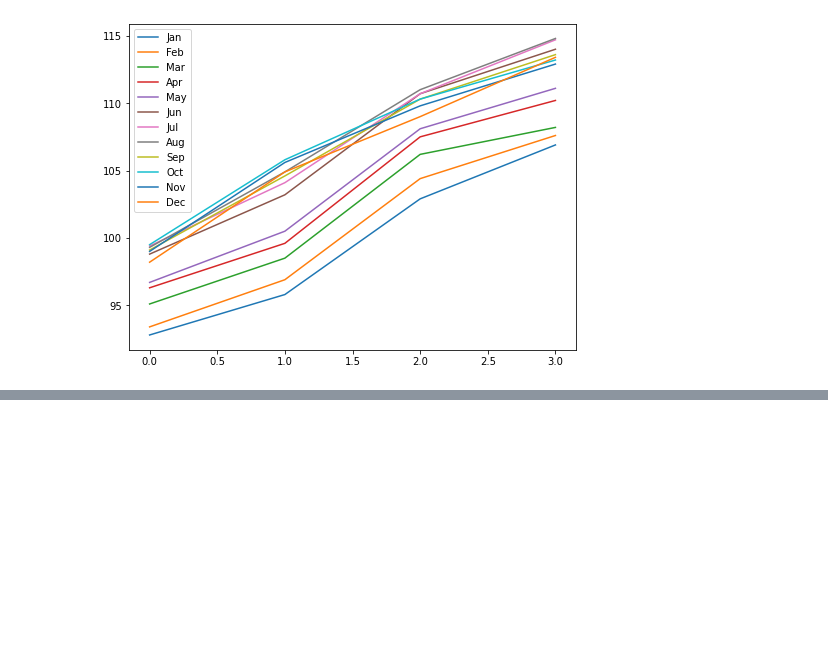
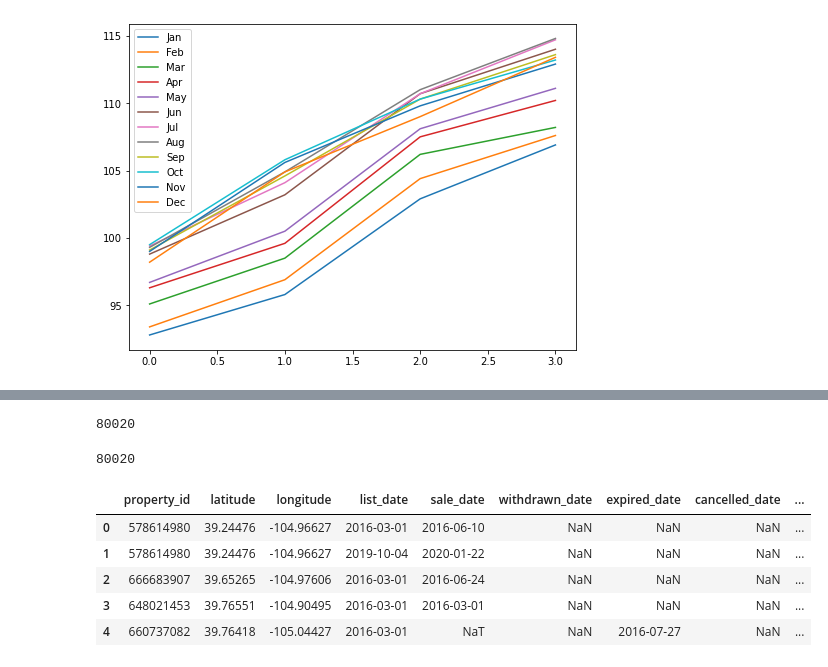
Before and after one commit to luunam/cs297_rex, a Jupyter notebook: notebooks/attributes_eda.ipynb, the cells around one changed output, grey strips where cells are left out. Saved outputs shown, nothing was run; the diff lists cells and outputs as text; code cells hidden in the pictures; blank space fills up the shorter version.

```diff
--- a/notebooks/attributes_eda.ipynb
+++ b/notebooks/attributes_eda.ipynb
@@ -110,0 +155,2 @@ constructions.iloc[0:4,1:].plot(figsize=(8,6))
+# %%
+property_info = property_info.rename(columns={"cc_property_id": "property_id"})
@@ -110,0 +166,2 @@ constructions.iloc[0:4,1:].plot(figsize=(8,6))
+# %%
+houses = pd.merge(df, property_info, on='property_id')
@@ -110,0 +188,21 @@ constructions.iloc[0:4,1:].plot(figsize=(8,6))
+# %%
+houses.iloc[30]['zipcode_x']
+# %% [output]
+80020
+# %%
+houses.iloc[30]['zipcode_y']
+# %% [output]
+80020
+# %%
+new_df = houses[['property_id', 'latitude_x', 'longitude_x', 'list_date', 'sale_date', 'withdrawn_date', 'expired_date', 'cancelled_date', 'zipcode_x', 'sqft', 'bedrooms', 'full_baths', 'half_baths', 'rooms']]
+# %%
+new_df = new_df.rename(columns={"latitude_x": "latitude", 'longitude_x': 'longitude', 'zipcode_x': 'zipcode'})
+# %%
+new_df.head()
+# %% [output]
+|  | property_id | latitude | longitude | list_date | sale_date | withdrawn_date | expired_date | cancelled_date | ... |
+| 0 | 578614980 | 39.24476 | -104.96627 | 2016-03-01 | 2016-06-10 | NaN | NaN | NaN | ... |
+| 1 | 578614980 | 39.24476 | -104.96627 | 2019-10-04 | 2020-01-22 | NaN | NaN | NaN | ... |
+| 2 | 666683907 | 39.65265 | -104.97606 | 2016-03-01 | 2016-06-24 | NaN | NaN | NaN | ... |
+| 3 | 648021453 | 39.76551 | -104.90495 | 2016-03-01 | 2016-03-01 | NaN | NaN | NaN | ... |
+| 4 | 660737082 | 39.76418 | -105.04427 | 2016-03-01 | NaT | NaN | 2016-07-27 | NaN | ... |
```
Also changed, not shown: parts of 7 cells of this notebook, 5 other files.
